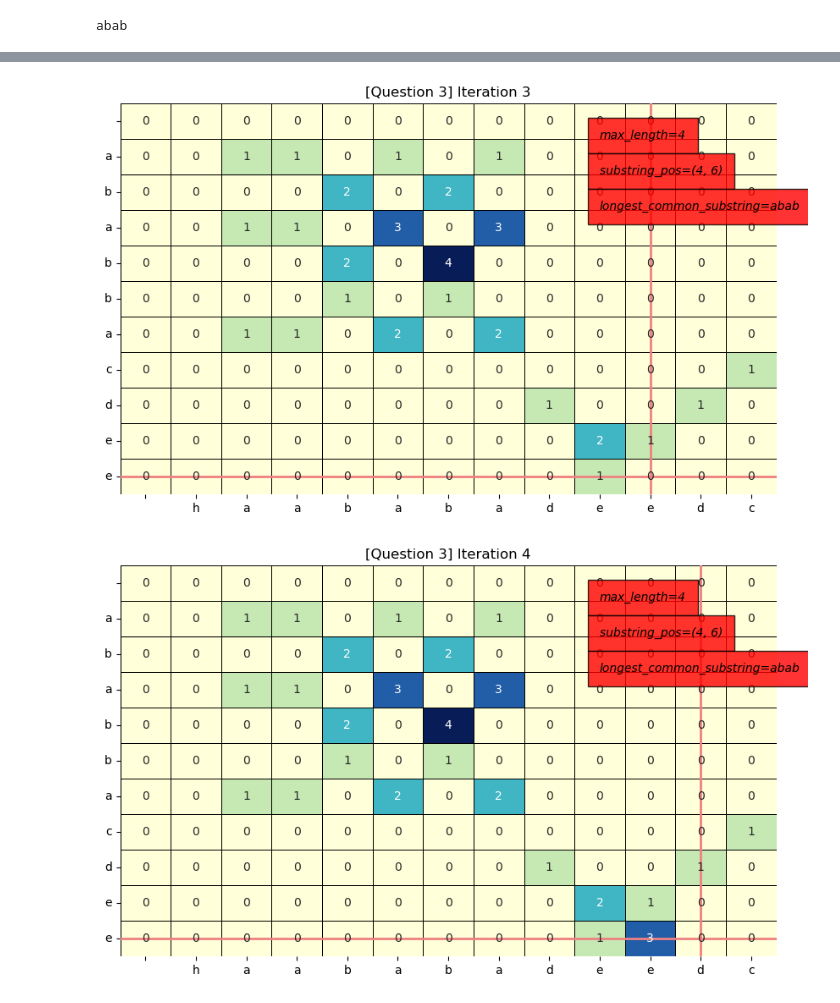
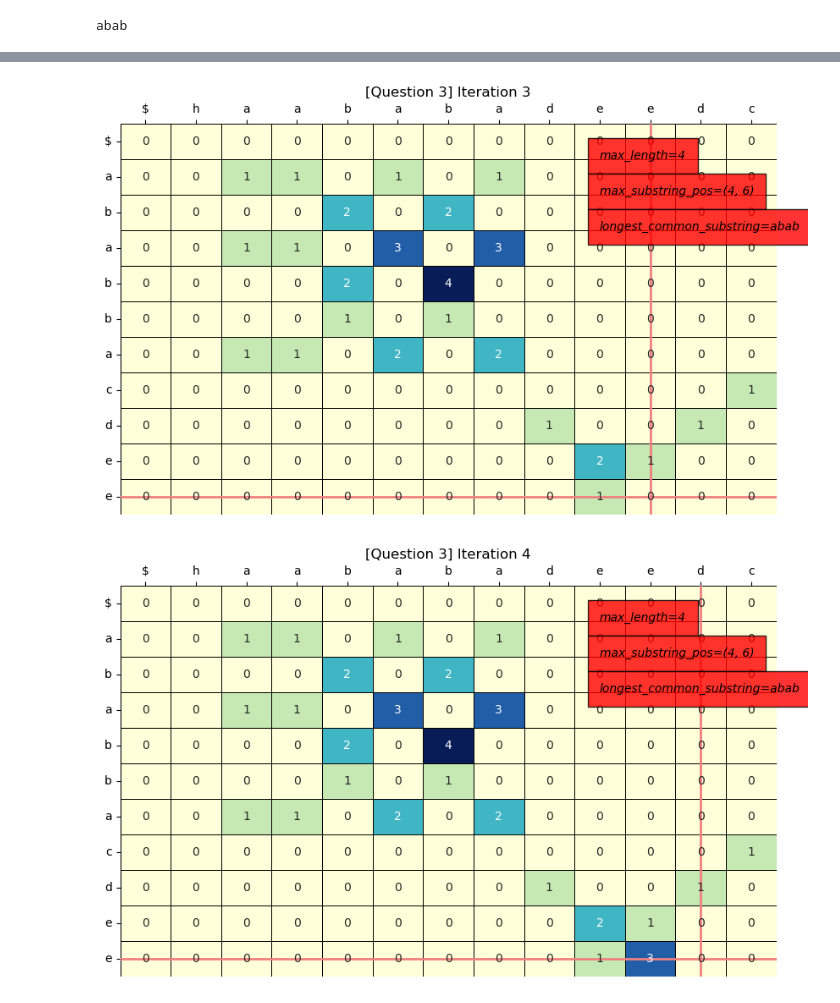
Before and after one commit to klurpicolo/competitive-programming-visualizer, a Jupyter notebook: task3/presentation_3.ipynb, the cells around one changed output, grey strips where cells are left out. Cells and saved outputs as stored; diff of their text form; code cells hidden in the pictures.

```diff
--- a/task3/presentation_3.ipynb
+++ b/task3/presentation_3.ipynb
@@ -54,30 +53,29 @@ import seaborn as sns
 import matplotlib.pyplot as plt
 
 
-def plot_table(iteration: int, str1: str, str2: str, str1_idx: int, str2_idx: int, table: List[List[int]], max_length: int, substring_pos: Tuple[int,int]):
-
-    # Custom y-axis labels
-    y_labels = list(' ') + list(str1)
-    y_ticks_positions = [i + 0.5 for i in range(len(y_labels))]
-
-    x_labels = list(' ') + list(str2)
-    x_ticks_positions = [i + 0.5 for i in range(len(x_labels))]
-
+def plot_table(iteration: int, str1: str, str2: str, str1_idx: int, str2_idx: int, table: List[List[int]], max_length: int, max_substring_pos: Tuple[int,int]):
     # Plotting
     plt.figure(figsize=(10, 6))
     ax = sns.heatmap(table, annot=True, fmt="d", cmap="YlGnBu", cbar=False, linewidths=0.5, linecolor='black')
 
     ax.text(9.5, 1.0, f'max_length={max_length}', style='italic',
         bbox={'facecolor': 'red', 'alpha': 0.8, 'pad': 10})
-    ax.text(9.5, 2.0, f'substring_pos={substring_pos}', style='italic',
+    ax.text(9.5, 2.0, f'max_substring_pos={max_substring_pos}', style='italic',
         bbox={'facecolor': 'red', 'alpha': 0.8, 'pad': 10})
-    ax.text(9.5, 3.0, f'longest_common_substring={str1[substring_pos[0]-max_length: substring_pos[0]]}', style='italic',
+    ax.text(9.5, 3.0, f'longest_common_substring={str1[max_substring_pos[0]-max_length: max_substring_pos[0]]}', style='italic',
         bbox={'facecolor': 'red', 'alpha': 0.8, 'pad': 10})
 
+    # Display line for index
     plt.axhline(y=str1_idx+1+0.5, color='lightcoral', linewidth=2)
     plt.axvline(x=str2_idx+1+0.5, color='lightcoral', linewidth=2)
 
+    # Custom y-axis labels
+    y_labels = list('$') + list(str1)
+    y_ticks_positions = [i + 0.5 for i in range(len(y_labels))]
+    x_labels = list('$') + list(str2)
+    x_ticks_positions = [i + 0.5 for i in range(len(x_labels))]
     plt.yticks(ticks=y_ticks_positions, labels=y_labels, rotation=0)
+    ax.xaxis.tick_top()
     plt.xticks(ticks=x_ticks_positions, labels=x_labels, rotation=0)
 
     plt.title(f"[Question 3] Iteration {iteration}")
@@ -86,6 +108,6 @@ def plot_table(iteration: int, str1: str, str2: str, str1_idx: int, str2_idx: in
 import dataclasses
 
 for iter, state in enumerate(states[-5:], 1):
-    str1, str2, str1_idx, str2_idx, table, max_length, substring_pos = dataclasses.astuple(state)
-    plot_table(iter, str1, str2, str1_idx, str2_idx, table, max_length, substring_pos)
+    str1, str2, str1_idx, str2_idx, table, max_length, max_substring_pos = dataclasses.astuple(state)
+    plot_table(iter, str1, str2, str1_idx, str2_idx, table, max_length, max_substring_pos)
 # %% [output]
@@ -94,2 +116,2 @@ for iter, state in enumerate(states[-5:], 1):
-[figure, old version]
+[figure, new version]
-[figure, old version]
+[figure, new version]
```
Also changed, not shown: parts of 3 cells of this notebook, 7 other files.
